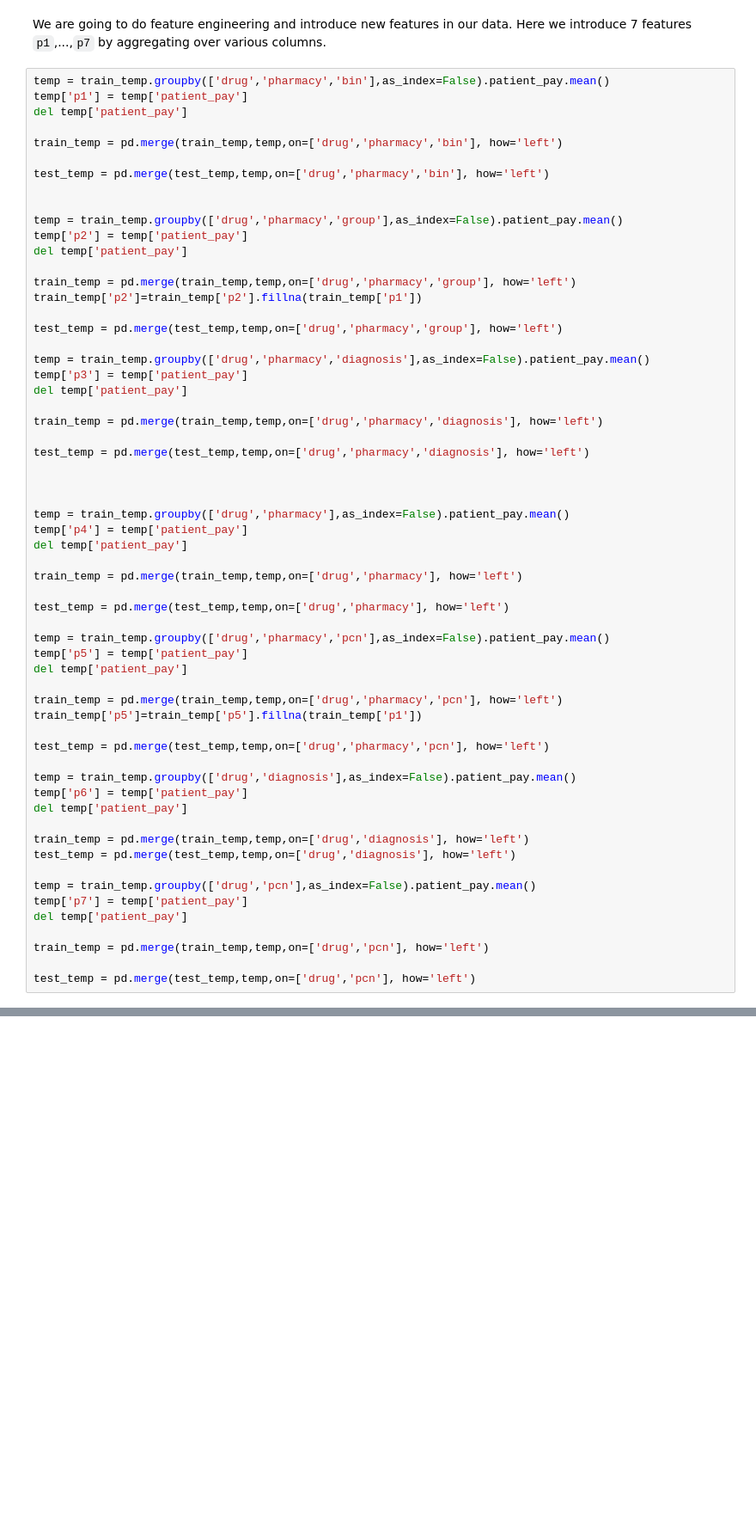
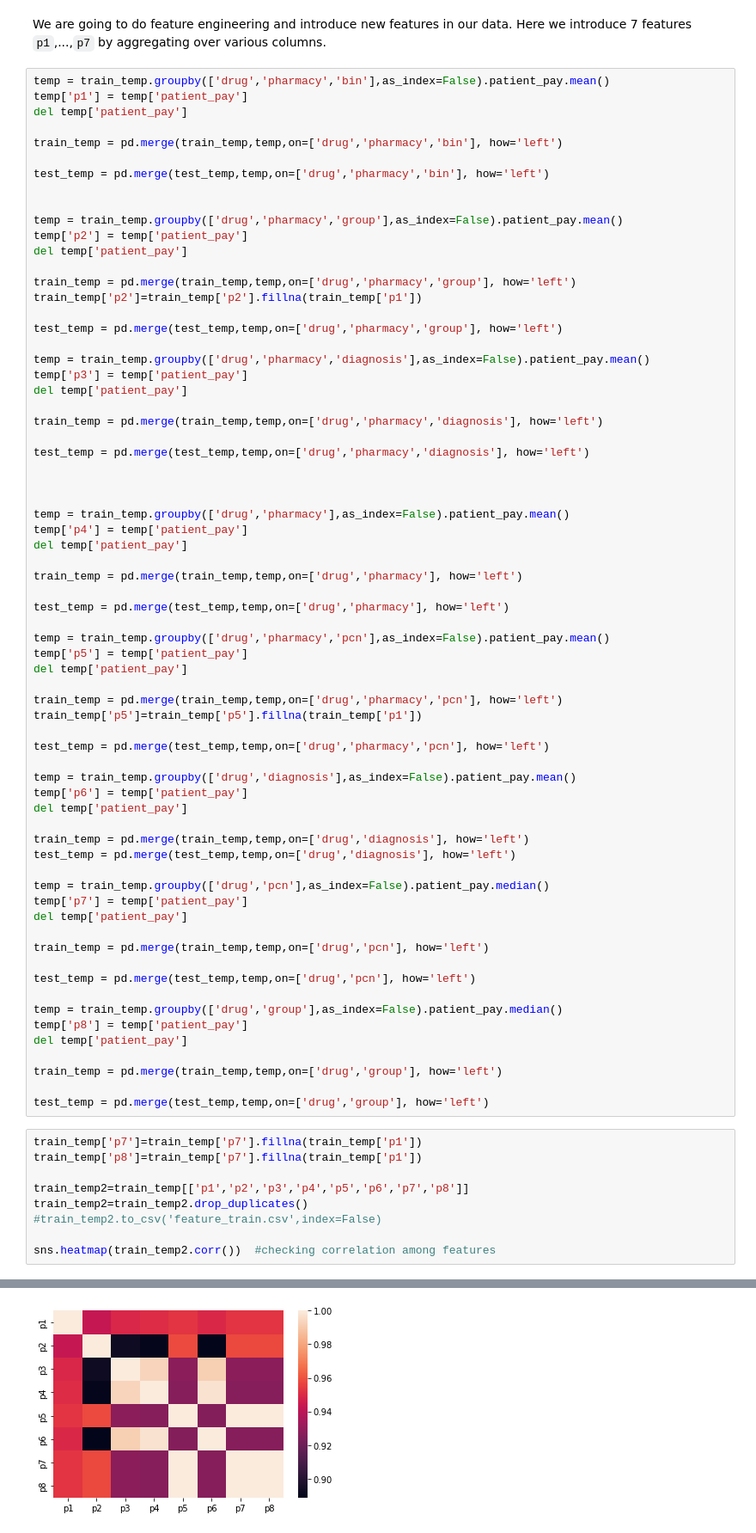
Before and after one commit to TeamPhoenix22/CMM_Challenge, a Jupyter notebook: prediction.ipynb, the cells around one changed output, grey strips where cells are left out. Shown: that part at 86% size. Drawn from its saved outputs; the diff is of its cells as text; blank space fills up the shorter version.

```diff
--- a/prediction.ipynb
+++ b/prediction.ipynb
@@ -74,10 +79,28 @@ del temp['patient_pay']
 train_temp = pd.merge(train_temp,temp,on=['drug','diagnosis'], how='left')
 test_temp = pd.merge(test_temp,temp,on=['drug','diagnosis'], how='left')
 
-temp = train_temp.groupby(['drug','pcn'],as_index=False).patient_pay.mean()
+temp = train_temp.groupby(['drug','pcn'],as_index=False).patient_pay.median()
 temp['p7'] = temp['patient_pay']
 del temp['patient_pay']
 
 train_temp = pd.merge(train_temp,temp,on=['drug','pcn'], how='left')
 
 test_temp = pd.merge(test_temp,temp,on=['drug','pcn'], how='left')
+
+temp = train_temp.groupby(['drug','group'],as_index=False).patient_pay.median()
+temp['p8'] = temp['patient_pay']
+del temp['patient_pay']
+
+train_temp = pd.merge(train_temp,temp,on=['drug','group'], how='left')
+
+test_temp = pd.merge(test_temp,temp,on=['drug','group'], how='left')
+# %%
+train_temp['p7']=train_temp['p7'].fillna(train_temp['p1'])
+train_temp['p8']=train_temp['p7'].fillna(train_temp['p1'])
+
+train_temp2=train_temp[['p1','p2','p3','p4','p5','p6','p7','p8']]
+train_temp2=train_temp2.drop_duplicates()
+#train_temp2.to_csv('feature_train.csv',index=False)
+
+sns.heatmap(train_temp2.corr())  #checking correlation among features
+# %% [output]
@@ -83,0 +108 @@ test_temp = pd.merge(test_temp,temp,on=['drug','pcn'], how='left')
+[figure, added]
```
Also changed, not shown: parts of 31 cells of this notebook.
